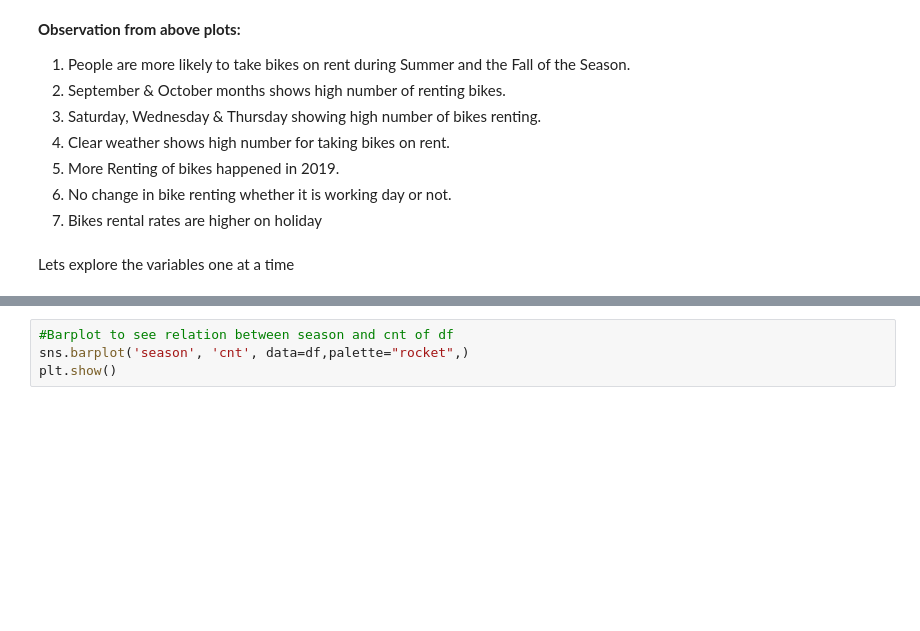
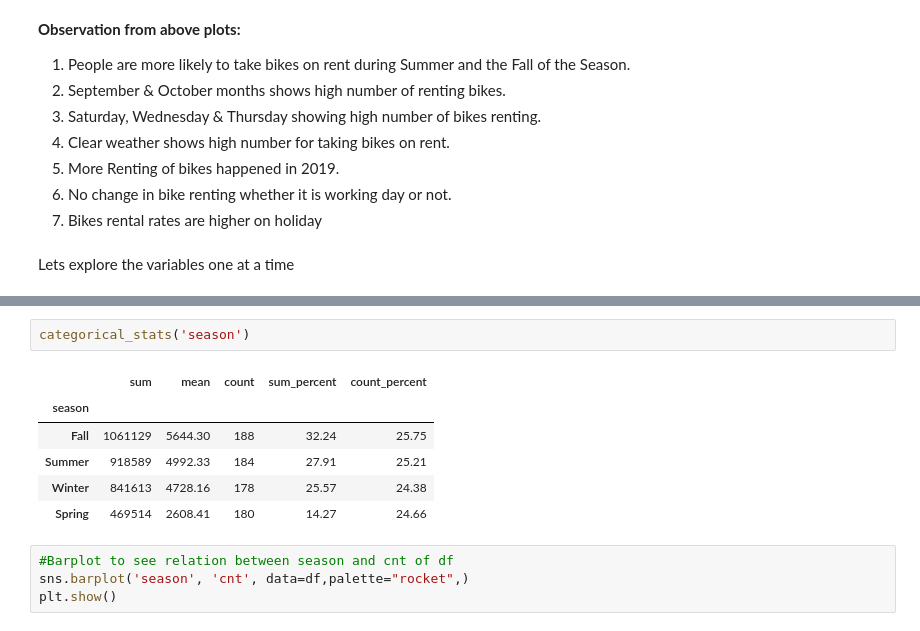
Before and after one commit to PramodKhandare/BoomBikes-LinearRegression-Assignment, a Jupyter notebook: BoomBikes-LinearRegression-Assignment.ipynb, the cells around one changed output, grey strips where cells are left out. Saved outputs shown, nothing was run; the diff lists cells and outputs as text; blank space fills up the shorter version.

```diff
--- a/BoomBikes-LinearRegression-Assignment.ipynb
+++ b/BoomBikes-LinearRegression-Assignment.ipynb
@@ -200,3 +207,12 @@ Lets explore the variables one at a time
+# %%
+categorical_stats('season')
+# %% [output]
+|  | sum | mean | count | sum_percent | count_percent |
+| season |  |  |  |  |  |
+| Fall | 1061129 | 5644.30 | 188 | 32.24 | 25.75 |
+| Summer | 918589 | 4992.33 | 184 | 27.91 | 25.21 |
+| Winter | 841613 | 4728.16 | 178 | 25.57 | 24.38 |
+| Spring | 469514 | 2608.41 | 180 | 14.27 | 24.66 |
 # %%
 #Barplot to see relation between season and cnt of df
 sns.barplot('season', 'cnt', data=df,palette="rocket",)
```
Also changed, not shown: parts of 28 cells of this notebook.
